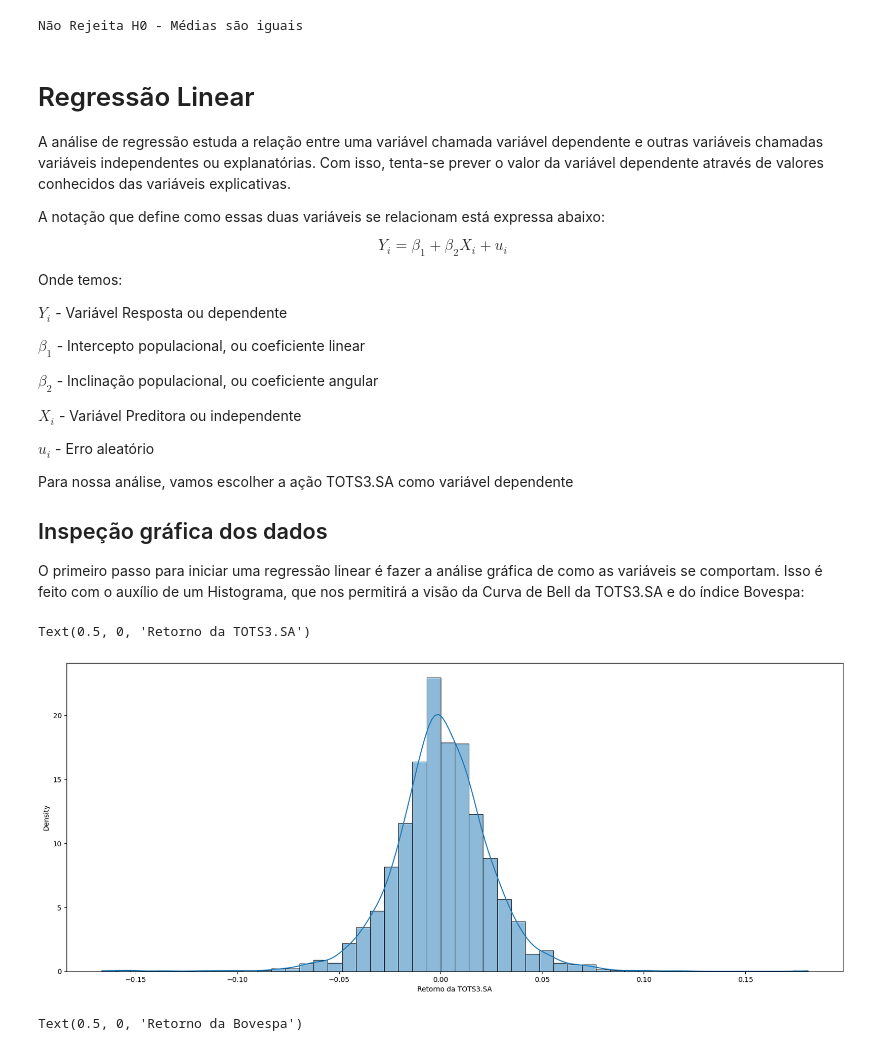
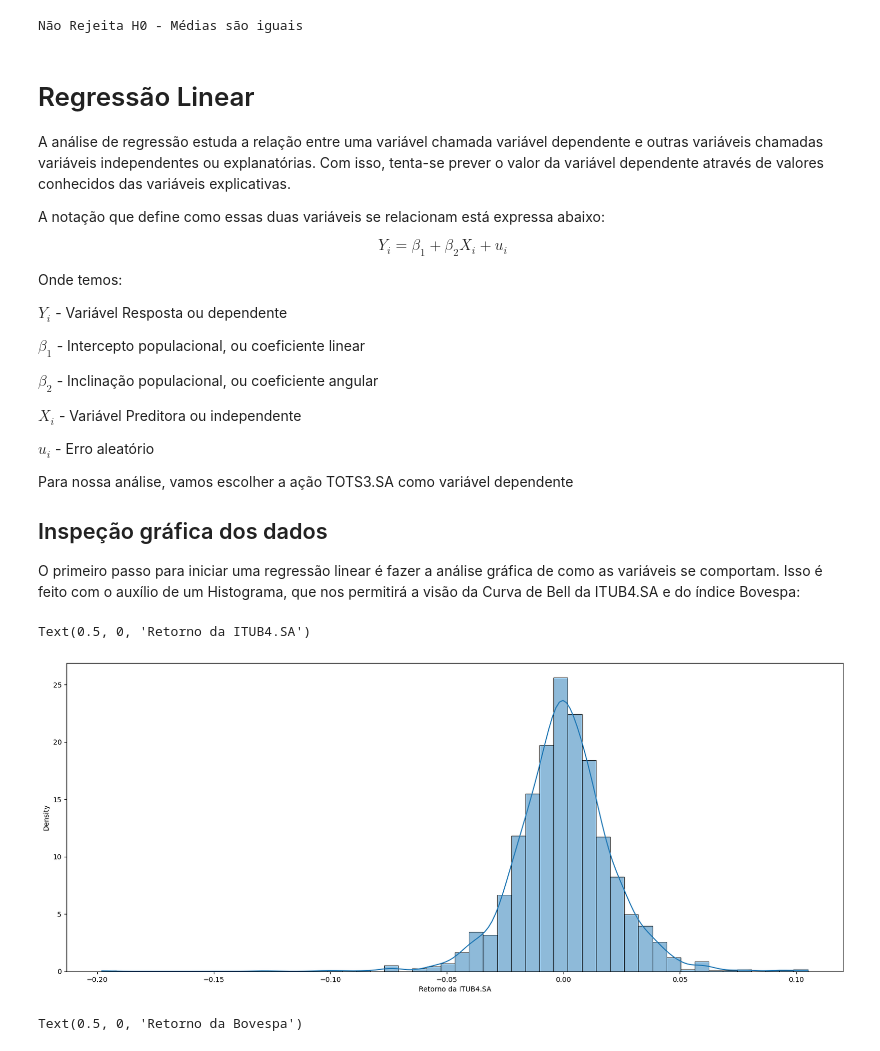
Before and after one commit to demetriusjube/ppca-aedi, a Jupyter notebook: trabalho-final/trabalho-final.ipynb, the cells around one changed output. Drawn from its saved outputs; the diff is of its cells as text; code cells hidden in the pictures.

```diff
--- a/trabalho-final/trabalho-final.ipynb
+++ b/trabalho-final/trabalho-final.ipynb
@@ -1014,14 +1013,14 @@ Para nossa análise, vamos escolher a ação TOTS3.SA como variável dependente
 
 ## Inspeção gráfica dos dados
 
-O primeiro passo para iniciar uma regressão linear é fazer a análise gráfica de como as variáveis se comportam. Isso é feito com o auxílio de um Histograma, que nos permitirá a visão da Curva de Bell da TOTS3.SA e do índice Bovespa:
+O primeiro passo para iniciar uma regressão linear é fazer a análise gráfica de como as variáveis se comportam. Isso é feito com o auxílio de um Histograma, que nos permitirá a visão da Curva de Bell da ITUB4.SA e do índice Bovespa:
 # %%
-ax = sns.histplot(data=taxas_retorno_date["TOTS3.SA"], kde=True, stat="density", bins=50)
+ax = sns.histplot(data=taxas_retorno_date["ITUB4.SA"], kde=True, stat="density", bins=50)
 ax.figure.set_size_inches(20, 8)
-ax.set_xlabel("Retorno da TOTS3.SA")
+ax.set_xlabel("Retorno da ITUB4.SA")
 # %% [output]
-Text(0.5, 0, 'Retorno da TOTS3.SA')
+Text(0.5, 0, 'Retorno da ITUB4.SA')
-[figure, old version]
+[figure, new version]
 # %%
 ax = sns.histplot(data=taxas_retorno_date["^BVSP"], kde=True, stat="density", bins=50)
 ax.figure.set_size_inches(20, 8)
```
Also changed, not shown: parts of 47 cells of this notebook, 1 other file.
